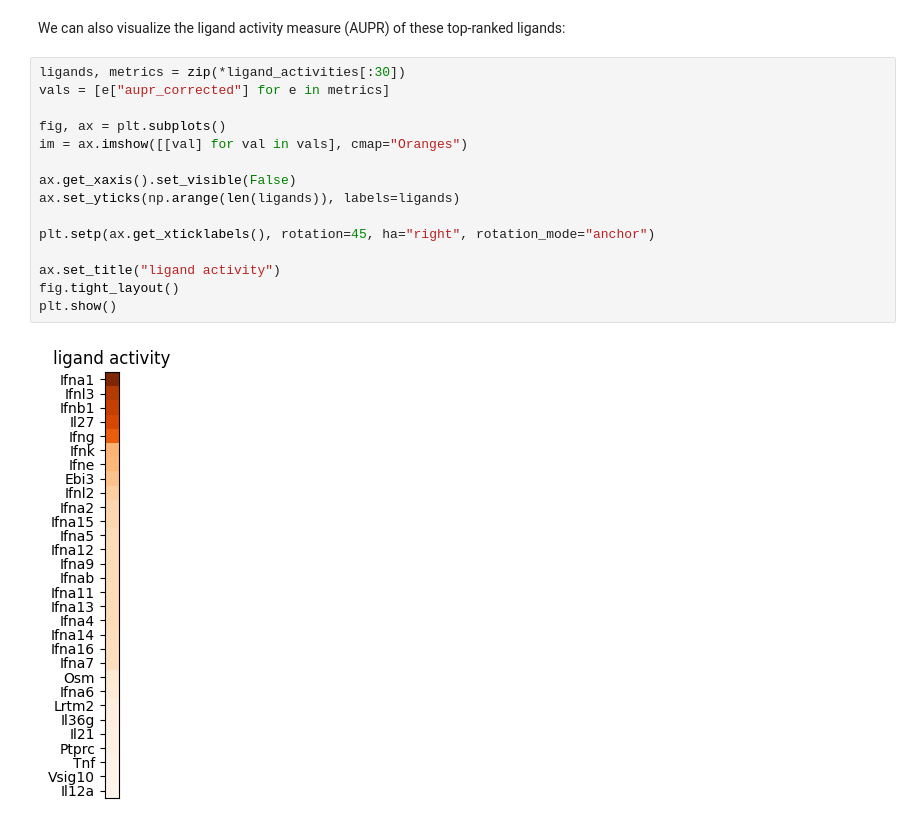
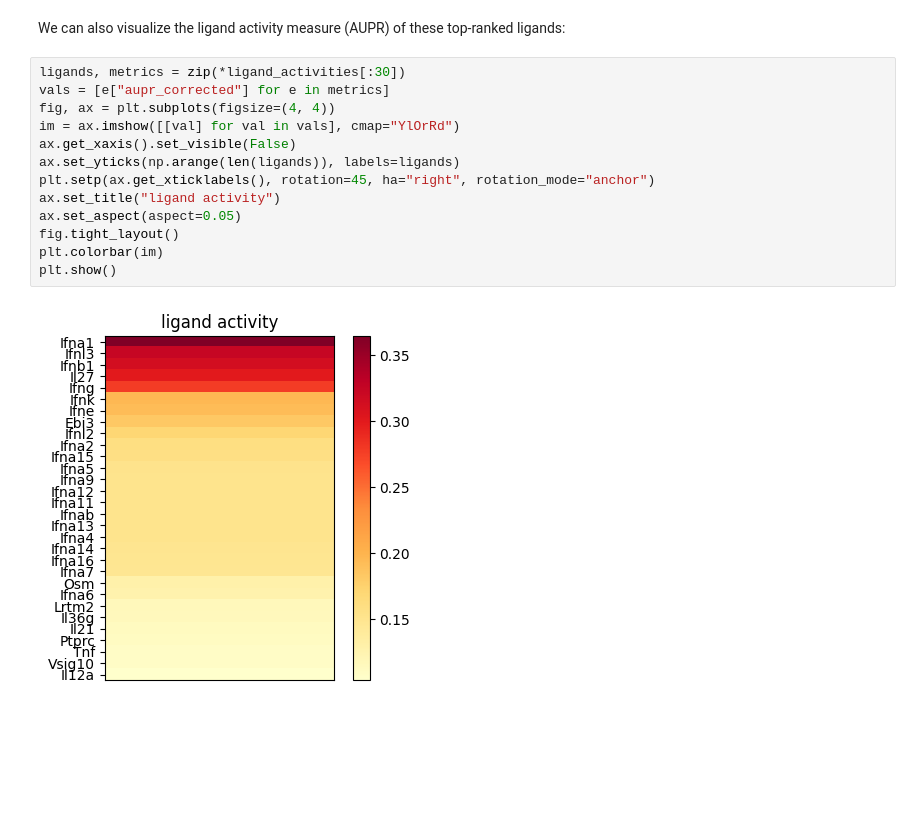
Before and after one commit to saeyslab/nichenetpy, a Jupyter notebook: notebooks/seurat_steps.ipynb, the cells around one changed output. Cells and saved outputs as stored; diff of their text form; blank space fills up the shorter version.

Commit message:
ligand activity heatmap

```diff
--- a/notebooks/seurat_steps.ipynb
+++ b/notebooks/seurat_steps.ipynb
@@ -179,17 +181,15 @@ We can also visualize the ligand activity measure (AUPR) of these top-ranked lig
 # %%
 ligands, metrics = zip(*ligand_activities[:30])
 vals = [e["aupr_corrected"] for e in metrics]
-
-fig, ax = plt.subplots()
-im = ax.imshow([[val] for val in vals], cmap="Oranges")
-
+fig, ax = plt.subplots(figsize=(4, 4))
+im = ax.imshow([[val] for val in vals], cmap="YlOrRd")
 ax.get_xaxis().set_visible(False)
 ax.set_yticks(np.arange(len(ligands)), labels=ligands)
-
 plt.setp(ax.get_xticklabels(), rotation=45, ha="right", rotation_mode="anchor")
-
 ax.set_title("ligand activity")
+ax.set_aspect(aspect=0.05)
 fig.tight_layout()
+plt.colorbar(im)
 plt.show()
 # %% [output]
-[figure, old version]
+[figure, new version]
```
Also changed, not shown: parts of 1 cell of this notebook.
